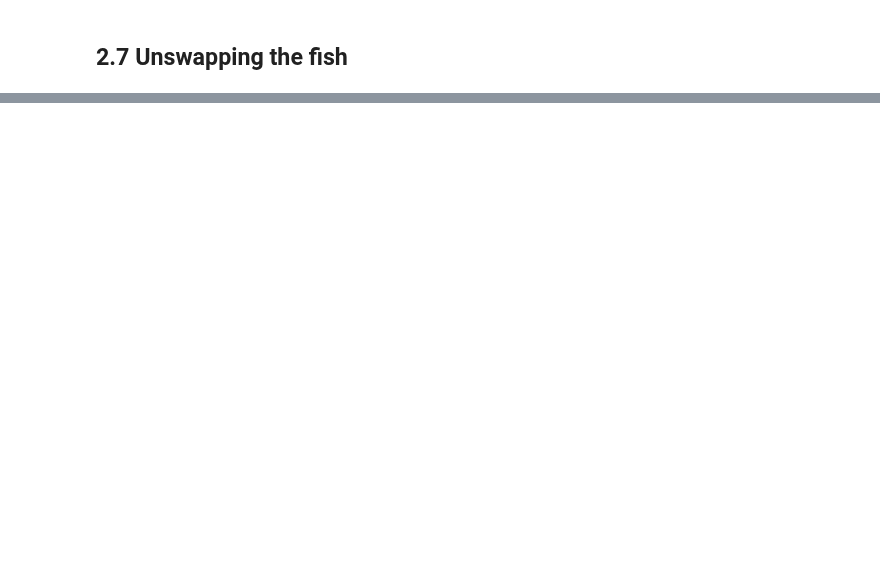
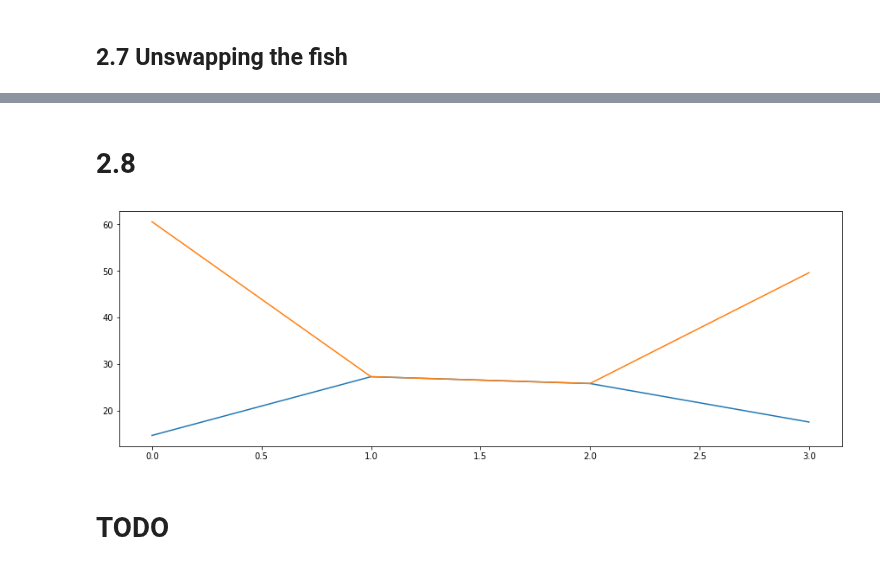
Before and after one commit to ASpraggin/FishTracking, a Jupyter notebook: fishTracking.ipynb, the cells around one changed output, grey strips where cells are left out. Cells and saved outputs as stored; diff of their text form; code cells hidden in the pictures; blank space fills up the shorter version.

Commit message:
Comments and prelimenary graphing of overlapping ranges

```diff
--- a/fishTracking.ipynb
+++ b/fishTracking.ipynb
@@ -233,0 +204,24 @@ for i in range(len(statusChunks2)):
+# %%
+pos=fishMean
+
+#Checks for swqps and creates list of swaped points
+i=0
+I=[]
+while i < len(pos):
+    j=i+1
+    while j<len(pos)-1 and swapStatus(pos,j)!=1:
+        j+=1
+    i=j+1
+    while i<len(pos)-1 and swapStatus(pos,i)!=1:
+        i+=1
+    I.append([j+1,i+1])
+# %%
+posU=fishMean.copy()
+for j,i in I:
+    posU[j:i,:]=pos[j:i,[1,0]]
+
+status=[]
+for i in range(len(posU)-1):
+    status.append(swapStatus(posU,i))
+
+print(collections.Counter(status))
@@ -233,0 +230,12 @@ for i in range(len(statusChunks2)):
+# %%
+fishQuadDistance1=[]
+for i in range(len(posU)-1):
+    fishQuadDistance1.append(np.array(normFunc(i)))
+fishQuadDistance1=np.array(fishQuadDistance1)
+
+plt.figure(figsize=(15,5))
+plt.plot(fishQuadDistance1[:,1]+fishQuadDistance1[:,0],label='diagonal')
+plt.plot(fishQuadDistance1[:,2]+fishQuadDistance1[:,3],label='offdiagonal')
+for i in range(len(nonOverlappingRange)-1):
+    plt.axvline(x=nonOverlappingRange[i][1],linewidth=.1)
+plt.show()
@@ -233,0 +244,13 @@ for i in range(len(statusChunks2)):
+# %% [markdown]
+# 2.8
+# %%
+plt.figure(figsize=(15,5))
+plt.plot(fishQuadDistance1[135:139,1]+fishQuadDistance1[135:139,0],label='diagonal')
+plt.plot(fishQuadDistance1[135:139,2]+fishQuadDistance1[135:139,3],label='offdiagonal')
+#for i in range(136,138):
+#    plt.axvline(x=nonOverlappingRange[i][1],linewidth=.1)
+plt.show()
+# %% [output]
+[figure, added]
+# %% [markdown]
+# TODO
```
Also changed, not shown: parts of 11 cells of this notebook.
